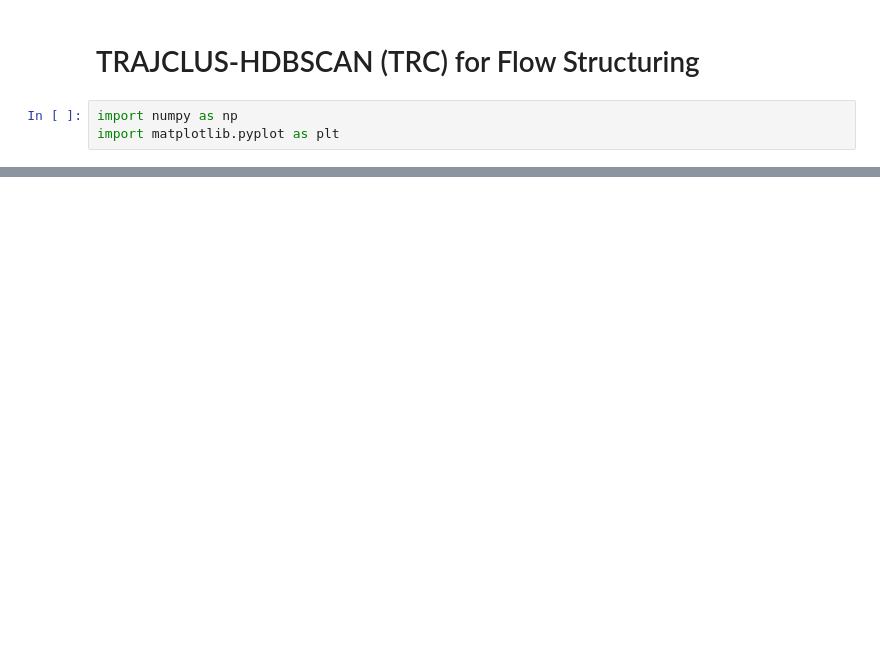
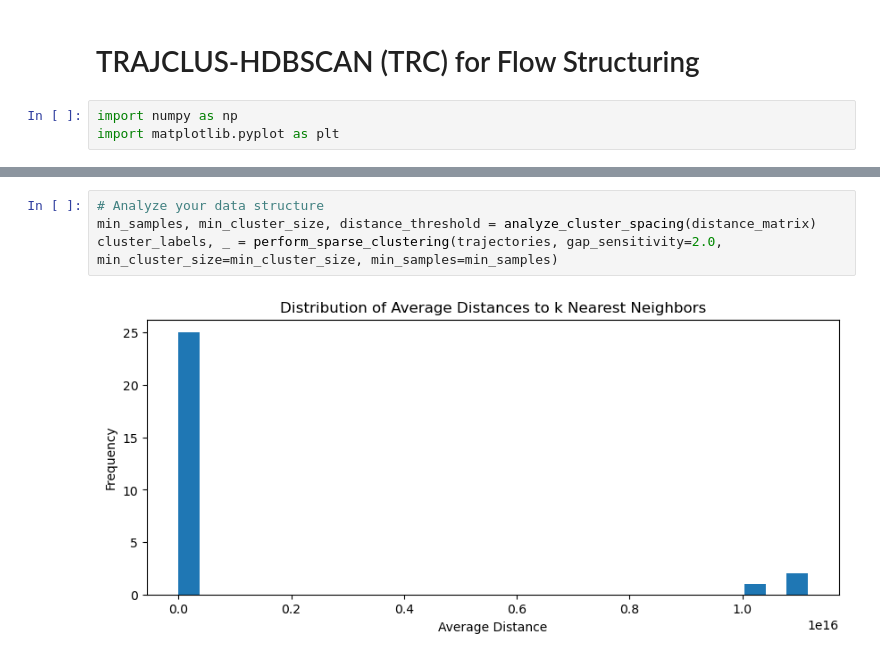
Before and after one commit to thinhhoang95/alpha-azimuth, a Jupyter notebook: MARTINI/scenario/flow_scaling.ipynb, the cells around one changed output, grey strips where cells are left out. Drawn from its saved outputs; the diff is of its cells as text; blank space fills up the shorter version.

```diff
--- a/MARTINI/scenario/flow_scaling.ipynb
+++ b/MARTINI/scenario/flow_scaling.ipynb
@@ -105,0 +249,6 @@ plt.show()
+# %%
+# Analyze your data structure
+min_samples, min_cluster_size, distance_threshold = analyze_cluster_spacing(distance_matrix)
+cluster_labels, _ = perform_sparse_clustering(trajectories, gap_sensitivity=2.0, min_cluster_size=min_cluster_size, min_samples=min_samples)
+# %% [output]
+[figure, added]
```
Also changed, not shown: parts of 13 cells of this notebook, 7 other files.
